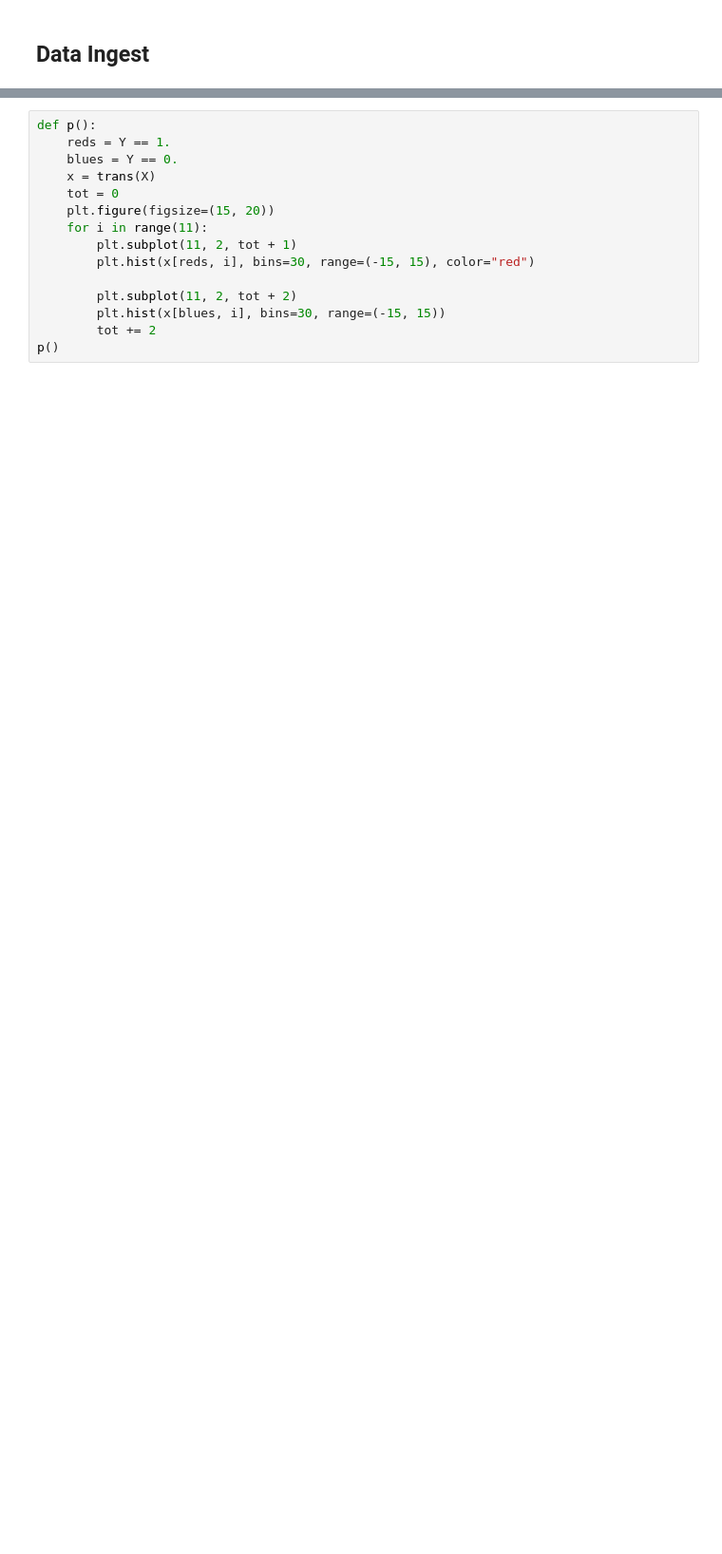
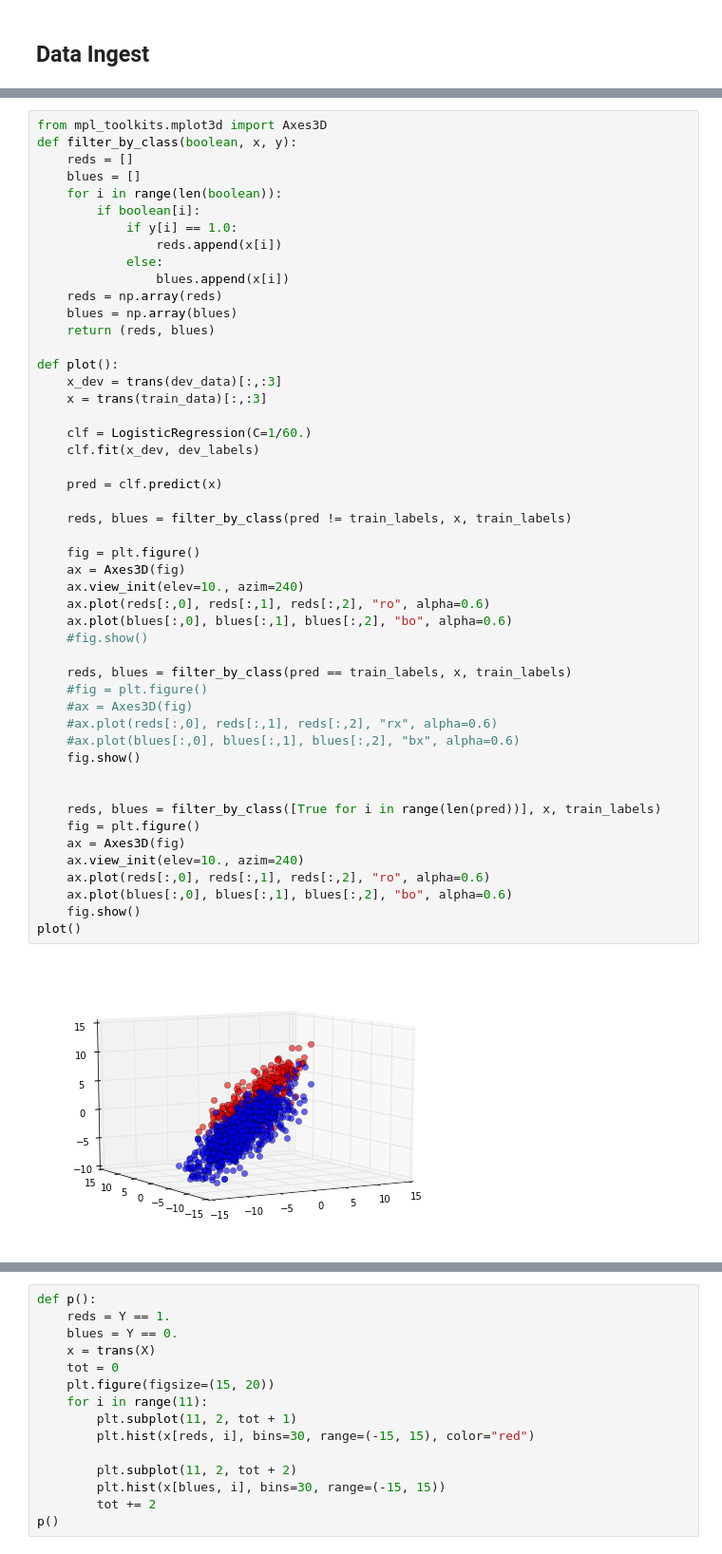
Before and after one commit to nickhamlin/mids_207_final_project, a Jupyter notebook: walter.ipynb, the cells around one changed output, grey strips where cells are left out. Shown at 95% size. Saved outputs shown, nothing was run; the diff lists cells and outputs as text; blank space fills up the shorter version.

```diff
--- a/walter.ipynb
+++ b/walter.ipynb
@@ -178,0 +290,51 @@ plot()
+# %%
+from mpl_toolkits.mplot3d import Axes3D
+def filter_by_class(boolean, x, y):
+    reds = []
+    blues = []
+    for i in range(len(boolean)):
+        if boolean[i]:
+            if y[i] == 1.0:
+                reds.append(x[i])
+            else:
+                blues.append(x[i])
+    reds = np.array(reds)
+    blues = np.array(blues)
+    return (reds, blues)
+
+def plot():
+    x_dev = trans(dev_data)[:,:3]
+    x = trans(train_data)[:,:3]
+
+    clf = LogisticRegression(C=1/60.)
+    clf.fit(x_dev, dev_labels)
+
+    pred = clf.predict(x)
+
+    reds, blues = filter_by_class(pred != train_labels, x, train_labels)
+
+    fig = plt.figure()
+    ax = Axes3D(fig)
+    ax.view_init(elev=10., azim=240)
+    ax.plot(reds[:,0], reds[:,1], reds[:,2], "ro", alpha=0.6)
+    ax.plot(blues[:,0], blues[:,1], blues[:,2], "bo", alpha=0.6)
+    #fig.show()
+
+    reds, blues = filter_by_class(pred == train_labels, x, train_labels)
+    #fig = plt.figure()
+    #ax = Axes3D(fig)
+    #ax.plot(reds[:,0], reds[:,1], reds[:,2], "rx", alpha=0.6)
+    #ax.plot(blues[:,0], blues[:,1], blues[:,2], "bx", alpha=0.6)
+    fig.show()
+
+
+    reds, blues = filter_by_class([True for i in range(len(pred))], x, train_labels)
+    fig = plt.figure()
+    ax = Axes3D(fig)
+    ax.view_init(elev=10., azim=240)
+    ax.plot(reds[:,0], reds[:,1], reds[:,2], "ro", alpha=0.6)
+    ax.plot(blues[:,0], blues[:,1], blues[:,2], "bo", alpha=0.6)
+    fig.show()
+plot()
+# %% [output]
+[figure, added]
```
Also changed, not shown: parts of 14 cells of this notebook.
